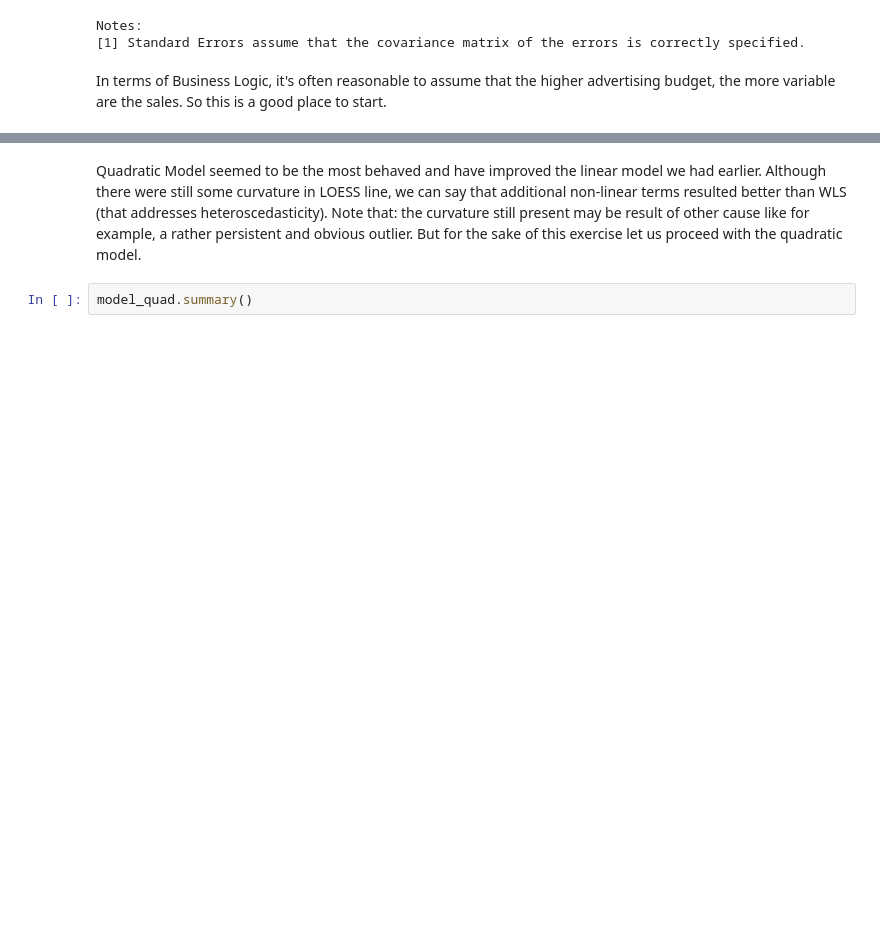
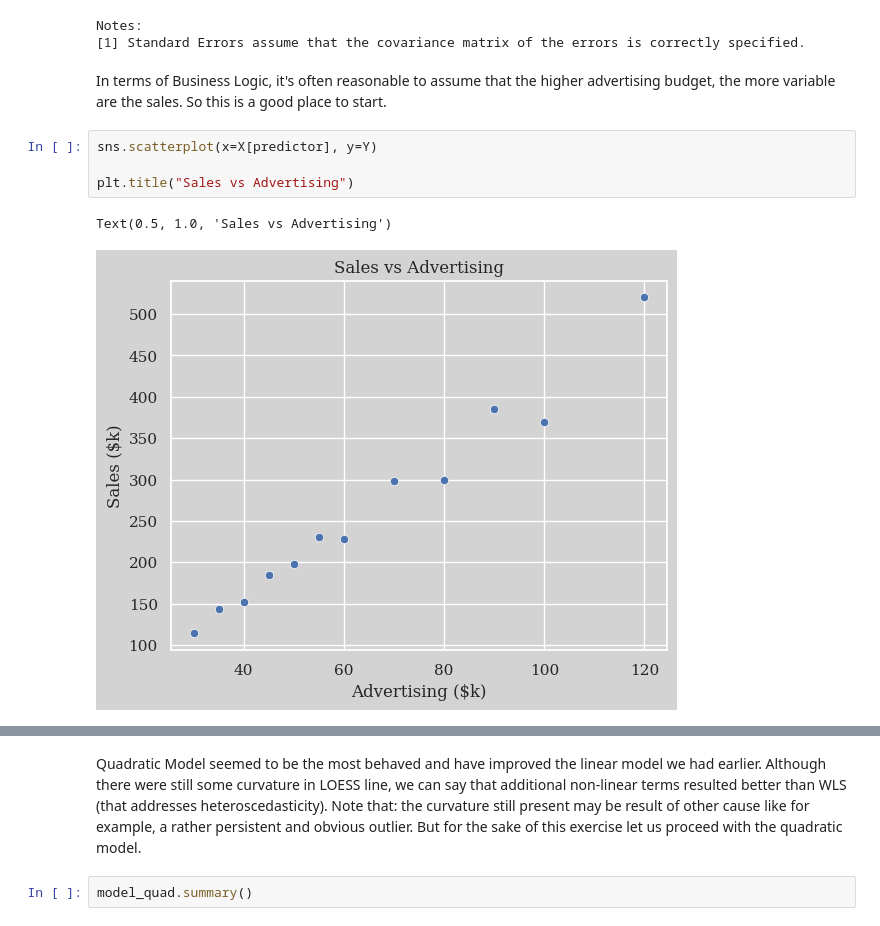
Before and after one commit to RomandRapido/APM1215-TimeSeries, a Jupyter notebook: FA1_Lansangan/FA1_Lansangan.ipynb, the cells around one changed output, grey strips where cells are left out. Cells and saved outputs as stored; diff of their text form; blank space fills up the shorter version.

```diff
--- a/FA1_Lansangan/FA1_Lansangan.ipynb
+++ b/FA1_Lansangan/FA1_Lansangan.ipynb
@@ -691,3 +683,10 @@ Notes:
 [1] Standard Errors assume that the covariance matrix of the errors is correctly specified.
 # %% [markdown]
 In terms of Business Logic, it's often reasonable to assume that the higher advertising budget, the more variable are the sales. So this is a good place to start.
+# %%
+sns.scatterplot(x=X[predictor], y=Y)
+
+plt.title("Sales vs Advertising")
+# %% [output]
+Text(0.5, 1.0, 'Sales vs Advertising')
+[figure, added]
```
Also changed, not shown: parts of 52 cells of this notebook, 9 other files.
